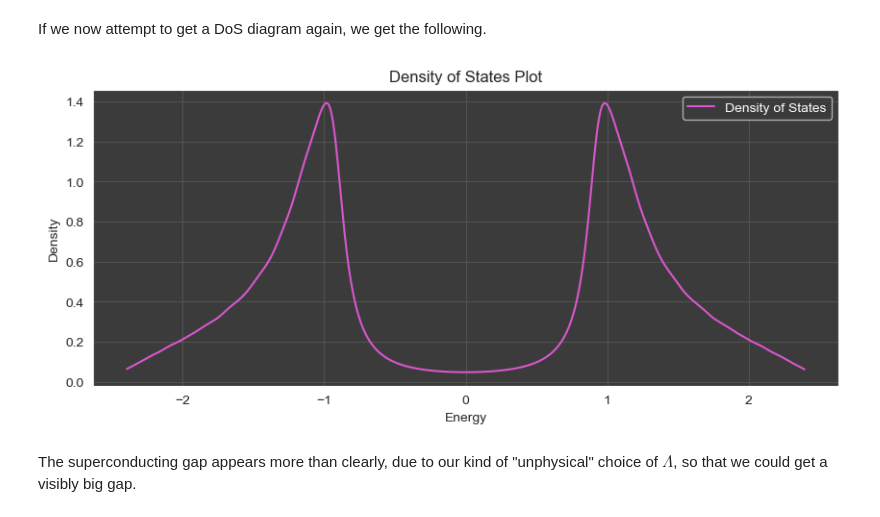
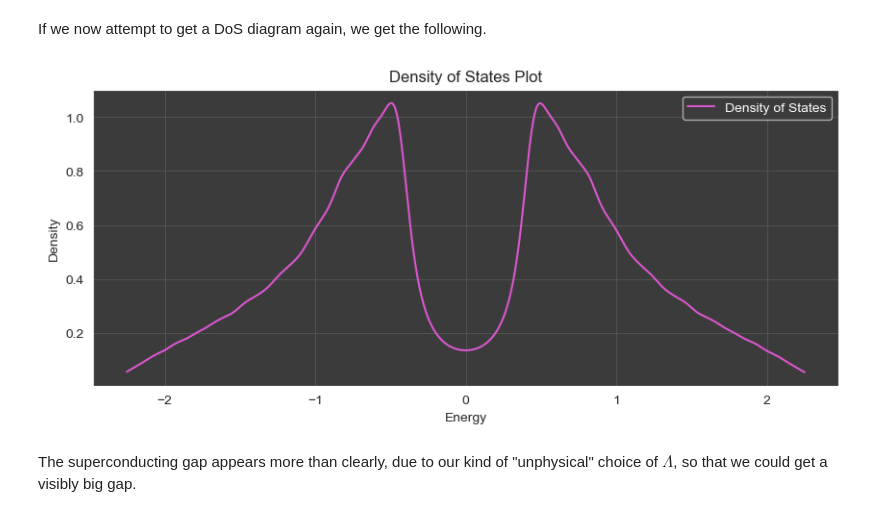
Before and after one commit to srigas/topological_superconductivity, a Jupyter notebook: docs/0. Documentation/Documentation.ipynb, the cells around one changed output. Drawn from its saved outputs; the diff is of its cells as text; code cells hidden in the pictures.

```diff
--- a/docs/0. Documentation/Documentation.ipynb
+++ b/docs/0. Documentation/Documentation.ipynb
@@ -271,7 +271,7 @@ from tsc.basis_atoms import single_atom, extract_atom_vectors
 
 # Call functions from basis_atoms.py to get atom
 atoms = single_atom(x = 0.0, y = 0.0, z = 0.0, atom_type = 1, E_0 = 0.0, U = 0.0,
-                     n_bar = 1.0, B_x = 0.0, B_y = 0.0, B_z = 0.0, Λ = 2.4)
+                     n_bar = 1.0, B_x = 0.0, B_y = 0.0, B_z = 0.0, Λ = 1.5)
 
 # Extract the vectors from the called function
 TPTS, atom_types, E_0, U, n_bar, B, Λ = extract_atom_vectors(atoms)
@@ -711,15 +711,15 @@ The final mean magnitude of Δ: 0.923. Final value for N: 1.002. Final value for
 If we now attempt to get a DoS diagram again, we get the following.
 # %%
 # Get DoS per atom
-Es, DoS = get_dos(E_vecs, E_vals, 1000, N_b, Γ, N_k, True)
+Es, DoS = get_dos(E_vecs, E_vals, 1000, N_b, Γ, N_k, False)
 
 # Get total DoS by summing over all atoms
 TDoS = DoS.sum(axis=0)
 
 # Plot DoS
 plot_tdos(Es, TDoS)
 # %% [output]
-[figure, old version]
+[figure, new version]
 # %% [markdown]
 The superconducting gap appears more than clearly, due to our kind of "unphysical" choice of $\Lambda$, so that we could get a visibly big gap.
 # %% [markdown]
```
Also changed, not shown: parts of 4 cells of this notebook, 1 other file.
